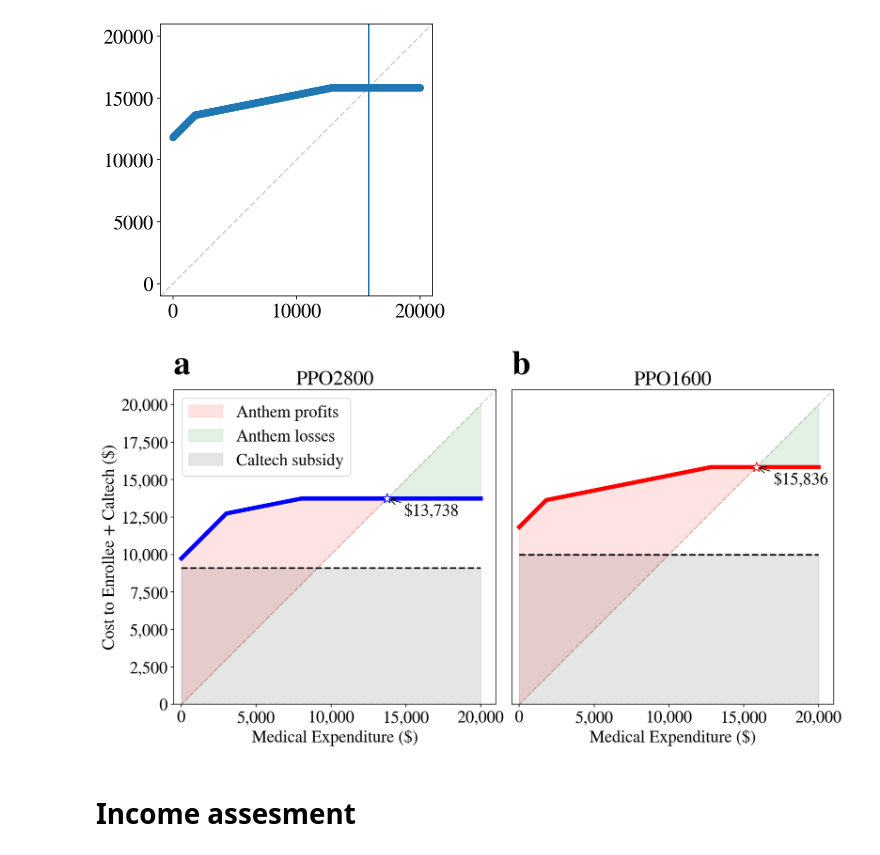
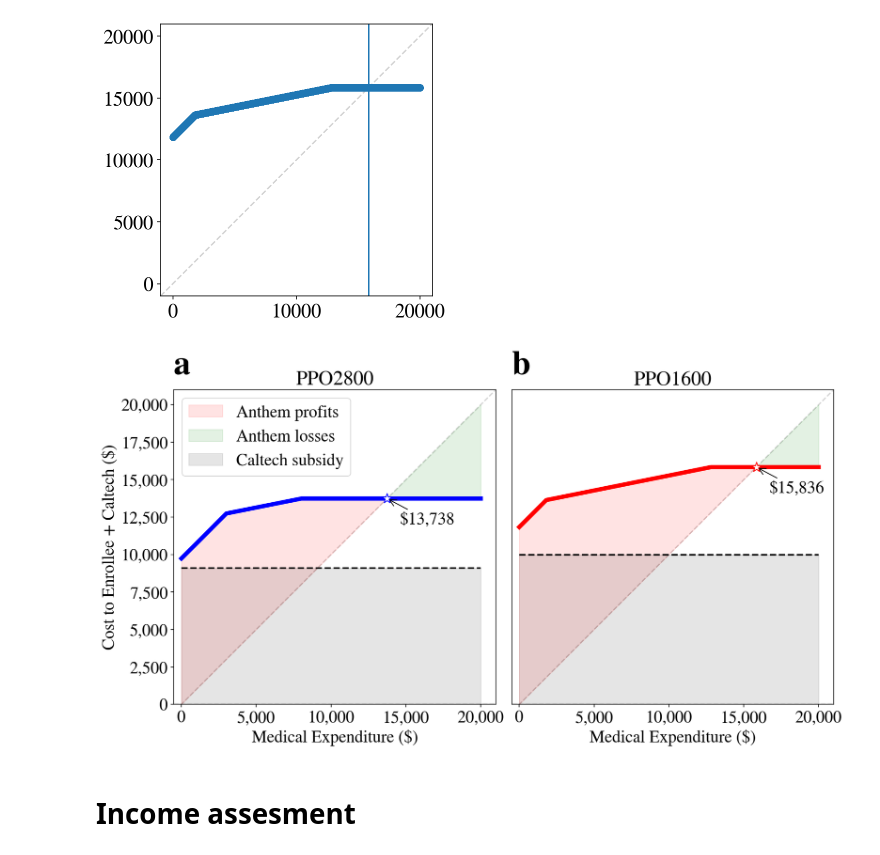
Before and after one commit to sbooeshaghi/health-insurance, a Jupyter notebook: healthcare_costs.ipynb, the cells around one changed output. Saved outputs shown, nothing was run; the diff lists cells and outputs as text; code cells hidden in the pictures.

```diff
--- a/healthcare_costs.ipynb
+++ b/healthcare_costs.ipynb
@@ -378,7 +378,7 @@ ax.scatter(breakeven, breakeven, marker="*", edgecolor=color, s=150, zorder=10,
 ax.plot(x, len(x)*[data["calsub"]], color="k", linewidth=2, linestyle="--")
 ax.annotate(f"${breakeven:,.0f}",
             xy=(breakeven, breakeven), xycoords='data',
-            xytext=(20, -20), textcoords='offset points',
+            xytext=(15, -30), textcoords='offset points',
             arrowprops=dict(arrowstyle="->", color='black')
             )
 # # Difference
@@ -429,7 +429,7 @@ ax.scatter(breakeven, breakeven, marker="*", edgecolor=color, s=150, zorder=10,
 ax.plot(x, len(x)*[data["calsub"]], color="k", linewidth=2, linestyle="--")
 ax.annotate(f"${breakeven:,.0f}",
             xy=(breakeven, breakeven), xycoords='data',
-            xytext=(20, -20), textcoords='offset points',
+            xytext=(15, -30), textcoords='offset points',
             arrowprops=dict(arrowstyle="->", color='black')
             )
 
@@ -437,34 +437,34 @@ ax.annotate(f"${breakeven:,.0f}",
 
 ax.fill_between(x[:breakevenidx], y1[:breakevenidx],x[:breakevenidx], color="red", label="Anthem profits", alpha=0.11) # Diff in price
 ax.fill_between(x[breakevenidx:], y1[breakevenidx:],x[breakevenidx:], color="green", label="Anthem losses", alpha=0.11) # Diff in price
 ax.fill_between(x, len(x)*[0], len(x)*[data["calsub"]], color="black", alpha=0.1, label="Caltech subsidy")
 
 ax.axhline(y=0, color="black", linestyle="--")
 yex(ax)
 ax.xaxis.set_major_formatter(mpl.ticker.StrMethodFormatter('{x:,.0f}'))
 ax.yaxis.set_major_formatter(mpl.ticker.StrMethodFormatter('{x:,.0f}'))
 
 
 # plot settings
 
 ax.set(**{
     "xlabel": "Medical Expenditure ($)",
     # "ylabel": "Cost to Caltech ($)",
     "title": label,
     "yticklabels": [],
     "yticks": [],
     # "title": "No premium",
     "ylim": 0,
     "xlim": -500
 })
 
 ax.text(0, 1.05, string.ascii_lowercase[1], transform=ax.transAxes,
         size=40, weight='bold')
 
 fig.savefig("breakeven.png", dpi=300, bbox_inches="tight")
 fig.show()
 # %% [output]
-[figure, old version]
+[figure, new version]
 # %% [markdown]
 # Income assesment
 # %%
```
